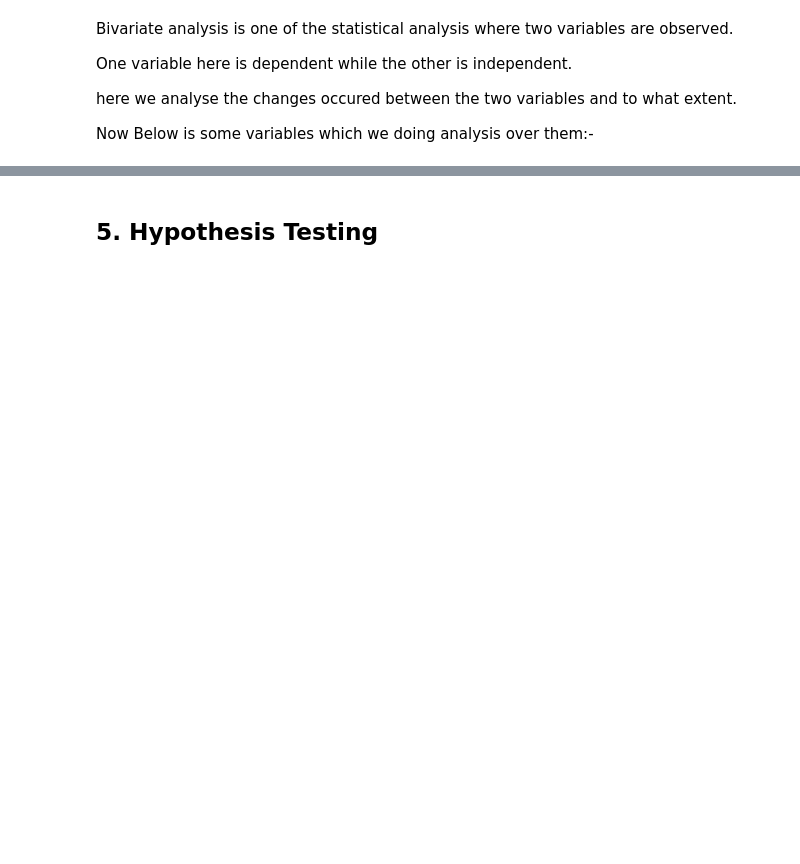
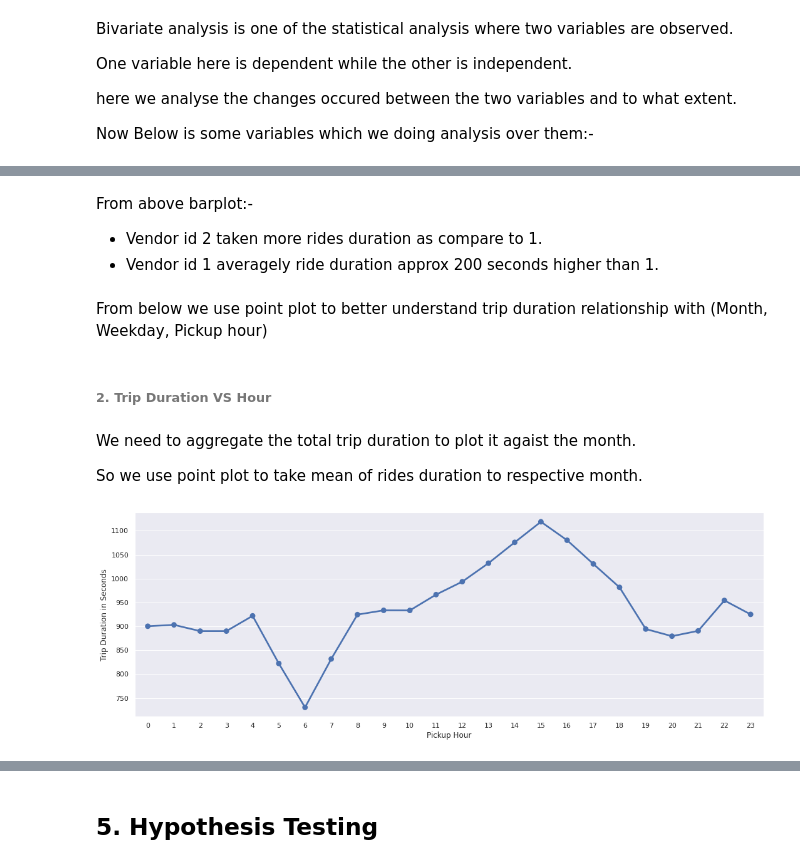
Before and after one commit to KrushnaChaure/NYC-Taxi-Trip-Time-Prediction, a Jupyter notebook: Krushna_Chaure_NYC_Taxi_Trip_Time_Prediction_Capstone_Project.ipynb, the cells around one changed output, grey strips where cells are left out. Saved outputs shown, nothing was run; the diff lists cells and outputs as text; code cells hidden in the pictures; blank space fills up the shorter version.

```diff
--- a/Krushna_Chaure_NYC_Taxi_Trip_Time_Prediction_Capstone_Project.ipynb
+++ b/Krushna_Chaure_NYC_Taxi_Trip_Time_Prediction_Capstone_Project.ipynb
@@ -640,0 +715,23 @@ trip_biv
+# %% [markdown]
+From above barplot:-
+
+*   Vendor id 2 taken more rides duration as compare to 1.
+*   Vendor id 1 averagely ride duration approx 200 seconds higher than 1.
+# %% [markdown]
+From below we use point plot to better understand trip duration relationship with (Month, Weekday, Pickup hour)
+# %% [markdown]
+###### 2. Trip Duration VS Hour
+# %% [markdown]
+We need to aggregate the total trip duration to plot it agaist the month.
+
+So we use point plot to take mean of rides duration to respective month.
+# %%
+# Using point plot
+plt.figure(figsize = (18,6))
+td_h = dataset.groupby('pickup_hour').trip_duration.mean()
+sns.pointplot(td_h.index, td_h.values)
+plt.ylabel('Trip Duration in Seconds')
+plt.xlabel('Pickup Hour')
+plt.show()
+# %% [output]
+[figure, added]
```
Also changed, not shown: parts of 72 cells of this notebook.
